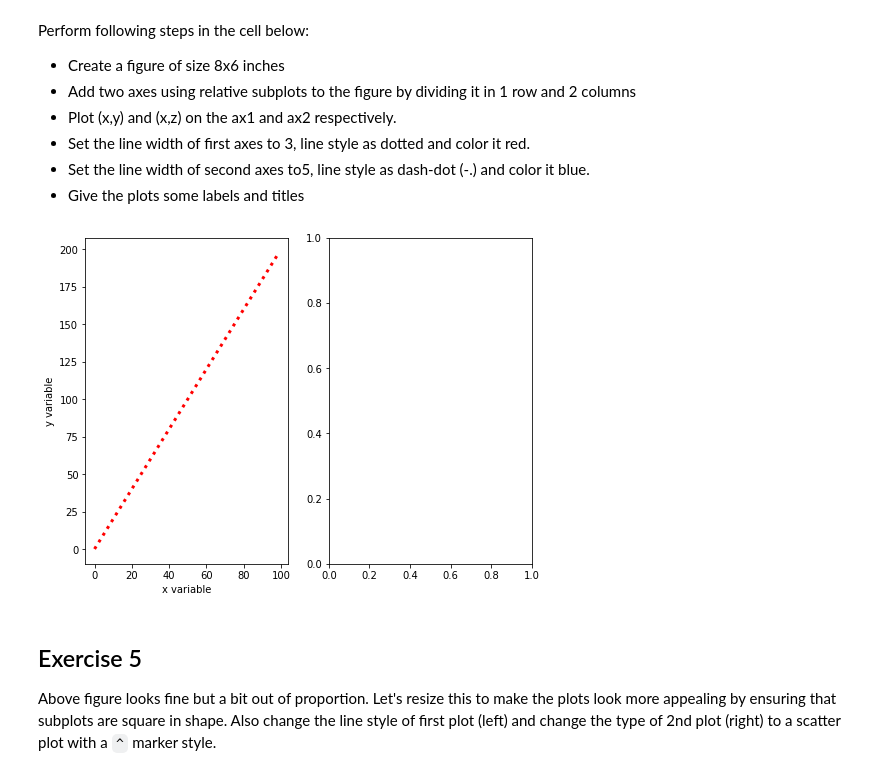
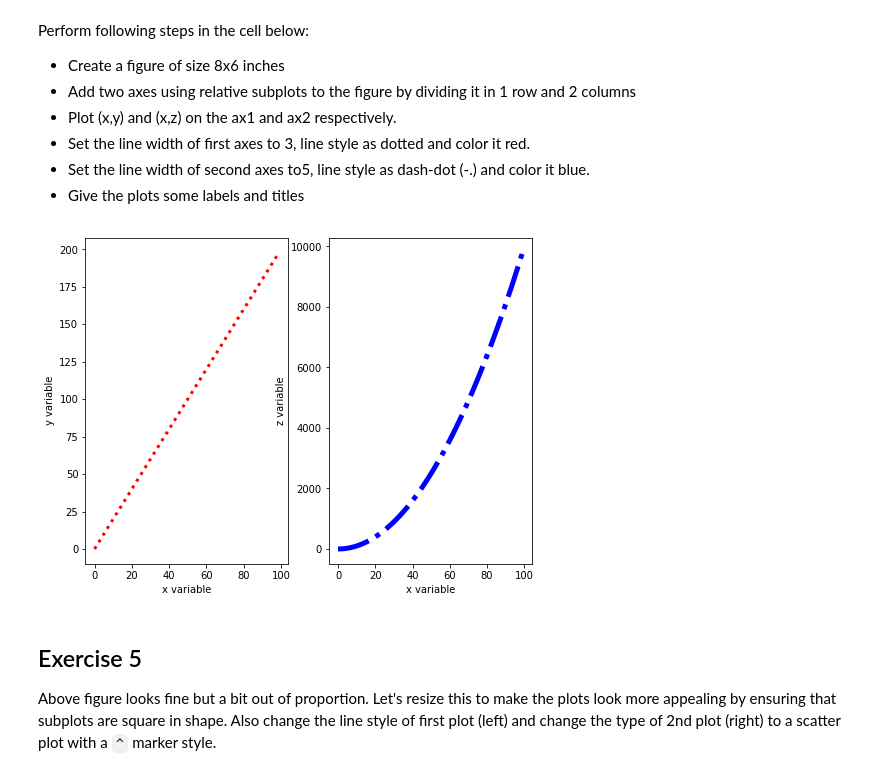
Before and after one commit to slieb74/dsc-1-03-13-customizing-visualizations-with-matplotlib-lab-nyc-career-ds-062518, a Jupyter notebook: index.ipynb, the cells around one changed output. Saved outputs shown, nothing was run; the diff lists cells and outputs as text; code cells hidden in the pictures.

```diff
--- a/index.ipynb
+++ b/index.ipynb
@@ -154,21 +154,20 @@ Perform following steps in the cell below:
 # %%
 fig = plt.figure(figsize=(8,6))
 
 ax1 = fig.add_subplot(121)
 ax2 = fig.add_subplot(122)
 
 ax1.plot(x,y, lw=3, ls=':', c='r')
 ax1.set_xlabel('x variable')
 ax1.set_ylabel('y variable')
 
-ax2.plot(x,y,lw=5,ls='-.',c='b')
+ax2.plot(x,z,lw=5,ls='-.',c='b')
 ax2.set_xlabel('x variable')
-ax2.set_ylabel('z vari')
-
+ax2.set_ylabel('z variable')
 
 plt.show()
 # %% [output]
-[figure, old version]
+[figure, new version]
 # %% [markdown]
 ## Exercise 5
 
```
